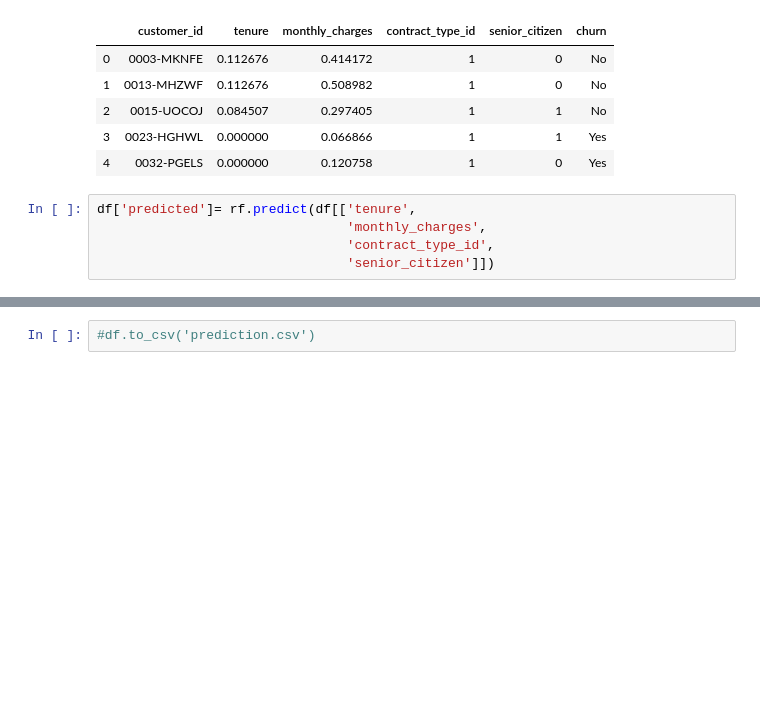
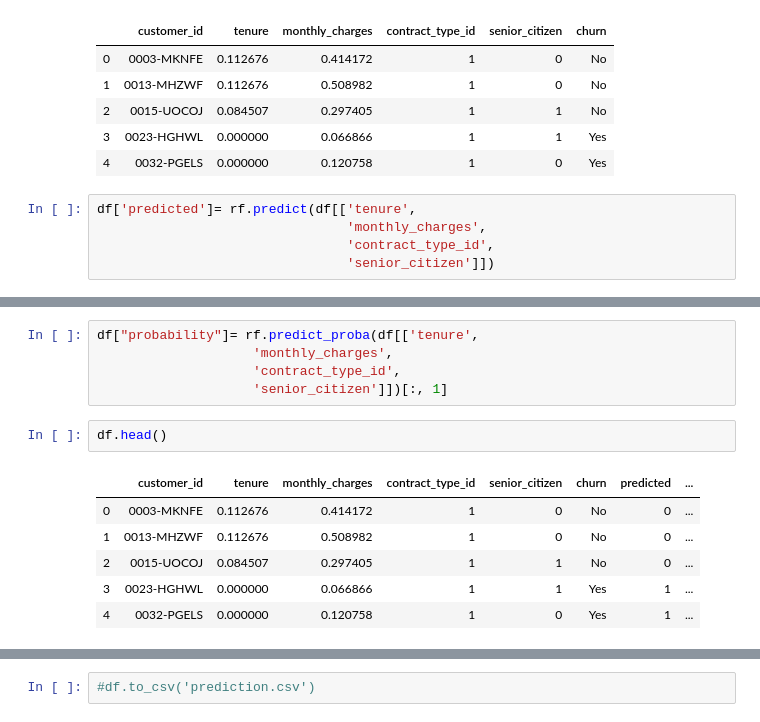
Before and after one commit to hartman-jiang-classification-project/telco-classification-project, a Jupyter notebook: master_project_pipeline.ipynb, the cells around one changed output, grey strips where cells are left out. Saved outputs shown, nothing was run; the diff lists cells and outputs as text; blank space fills up the shorter version.

```diff
--- a/master_project_pipeline.ipynb
+++ b/master_project_pipeline.ipynb
@@ -531,3 +540,17 @@ df['predicted']= rf.predict(df[['tenure',
+# %%
+df["probability"]= rf.predict_proba(df[['tenure',
+                    'monthly_charges',
+                    'contract_type_id',
+                    'senior_citizen']])[:, 1]
+# %%
+df.head()
+# %% [output]
+|  | customer_id | tenure | monthly_charges | contract_type_id | senior_citizen | churn | predicted | ... |
+| 0 | 0003-MKNFE | 0.112676 | 0.414172 | 1 | 0 | No | 0 | ... |
+| 1 | 0013-MHZWF | 0.112676 | 0.508982 | 1 | 0 | No | 0 | ... |
+| 2 | 0015-UOCOJ | 0.084507 | 0.297405 | 1 | 1 | No | 0 | ... |
+| 3 | 0023-HGHWL | 0.000000 | 0.066866 | 1 | 1 | Yes | 1 | ... |
+| 4 | 0032-PGELS | 0.000000 | 0.120758 | 1 | 0 | Yes | 1 | ... |
 # %%
 df['predicted'] = df.predicted.apply(lambda x: 'Yes' if x == 1 else 'No')
 df.head()
```
Also changed, not shown: parts of 10 cells of this notebook, 1 other file.
